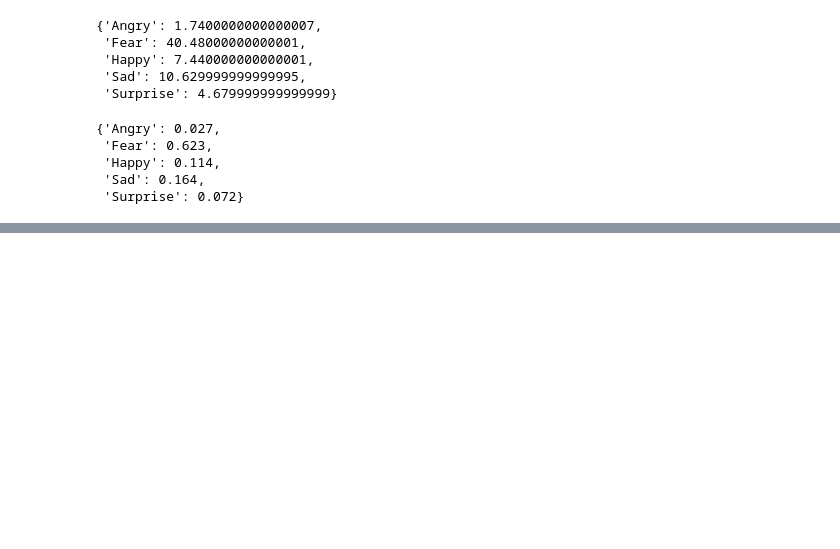
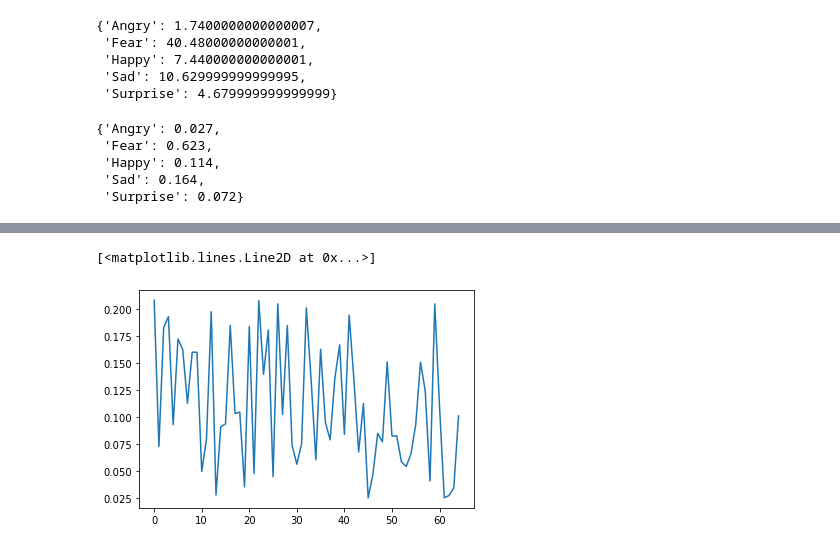
Before and after one commit to gbrsni/policySpider, a Jupyter notebook: Policy analysis.ipynb, the cells around one changed output, grey strips where cells are left out. Cells and saved outputs as stored; diff of their text form; code cells hidden in the pictures; blank space fills up the shorter version.

Commit message:
Draft text clustering

```diff
--- a/Policy analysis.ipynb
+++ b/Policy analysis.ipynb
@@ -294,0 +323,14 @@ emotions_dict
+# %%
+from sklearn.feature_extraction.text import TfidfVectorizer
+vec = TfidfVectorizer(stop_words = "english", ngram_range = (1, 3))
+vec.fit(df.Text.values)
+features = vec.transform(df.Text.values)
+# %%
+from sklearn.cluster import MiniBatchKMeans, KMeans
+clust = KMeans(init = "k-means++", n_clusters = 2, n_init = 10)
+
+clust.fit(features)
+yhat = clust.predict(features)
+df['Cluster Labels'] = clust.labels_
+
+df
@@ -294,0 +351,9 @@ emotions_dict
+# %%
+from sklearn.metrics.pairwise import cosine_similarity
+cosine_sim = cosine_similarity(features)
+
+def getind(c):
+    return df[df.Text == c].index.tolist()
+
+def gettext(i):
+    return df[df.index == i].Text.tolist()
@@ -294,0 +381,18 @@ emotions_dict
+# %%
+cosim = list(enumerate(cosine_sim))
+cumulative_sim = []
+
+for entry in cosim:
+    cumulative_sim.append(0)
+
+for entry in cosim:
+    i = 0
+    for sim_value in entry[1]:
+        cumulative_sim[i] = cumulative_sim[i] + (sim_value / len(cosim)) # Normalization
+
+        i = i + 1
+# %%
+plt.plot(cumulative_sim)
+# %% [output]
+[<matplotlib.lines.Line2D at 0x...>]
+[figure, added]
```
Also changed, not shown: parts of 13 cells of this notebook.
